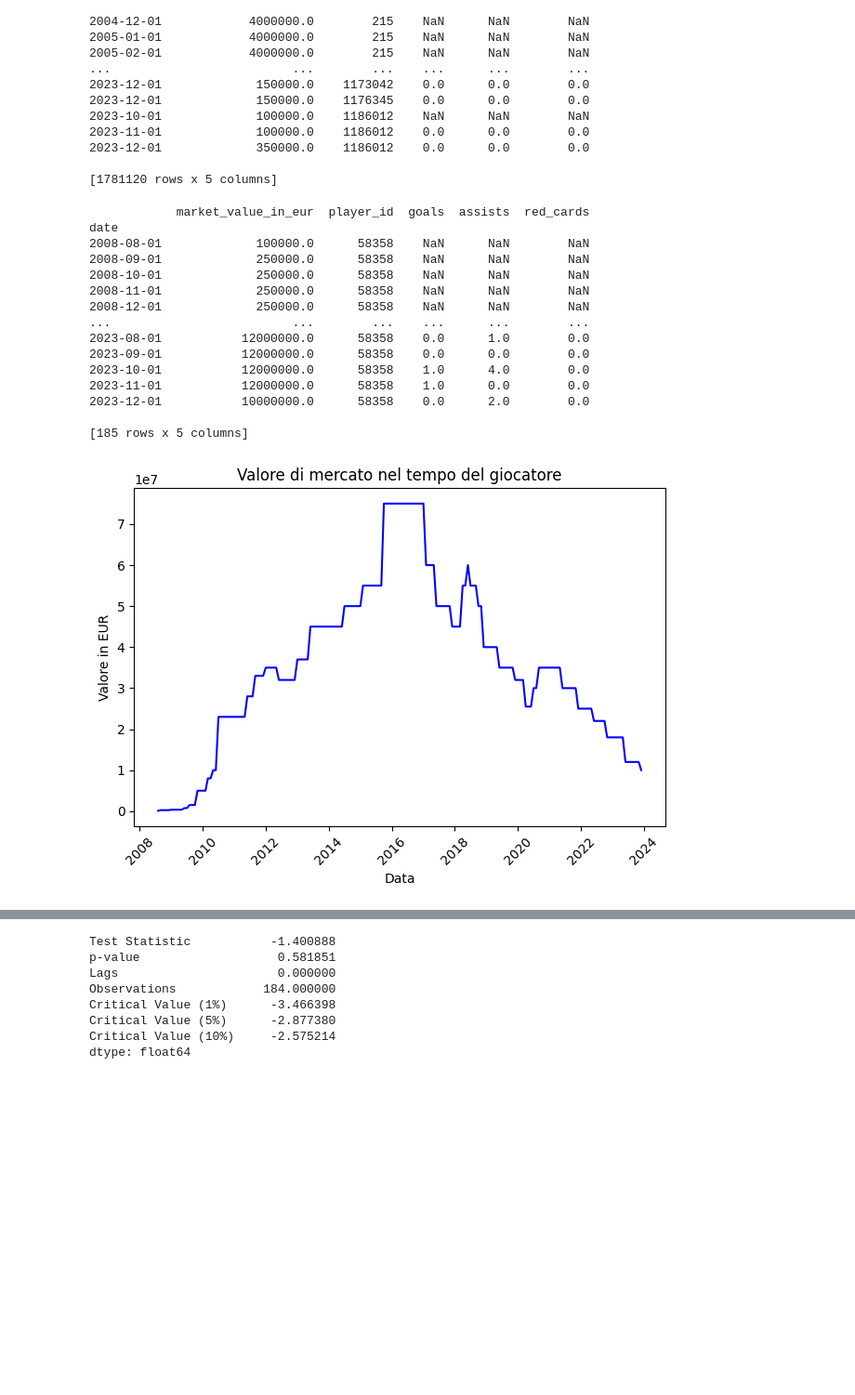
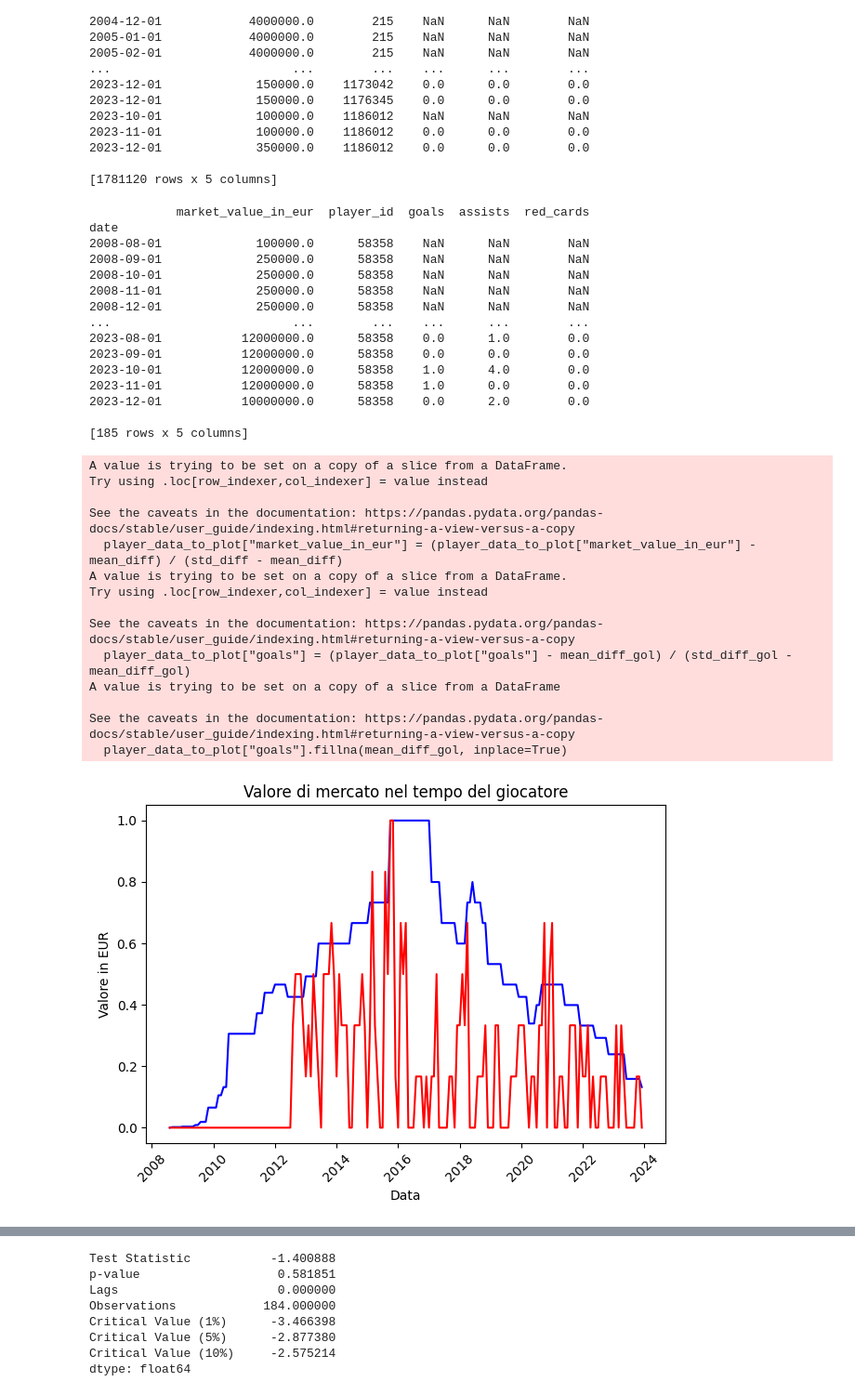
Before and after one commit to MikDR/DataScience-Python, a Jupyter notebook: codice/serie_temp/serie_per_giocatore.ipynb, the cells around one changed output, grey strips where cells are left out. Shown at 93% size. Cells and saved outputs as stored; diff of their text form; code cells hidden in the pictures; blank space fills up the shorter version.

```diff
--- a/codice/serie_temp/serie_per_giocatore.ipynb
+++ b/codice/serie_temp/serie_per_giocatore.ipynb
@@ -191,36 +189,68 @@ player_id_to_plot = 58358  # Cambia questo valore con l'id del giocatore desider
 player_data_to_plot = df_previsione_post_etl[df_previsione_post_etl["player_id"] == player_id_to_plot]
 print(player_data_to_plot)
 
+# Calcola la media e la deviazione standard della colonna "diff"
+mean_diff = player_data_to_plot["market_value_in_eur"].min()
+std_diff = player_data_to_plot["market_value_in_eur"].max()
+
+# Standardizza la colonna "diff"
+player_data_to_plot["market_value_in_eur"] = (player_data_to_plot["market_value_in_eur"] - mean_diff) / (std_diff - mean_diff)
+
+# Calcola la media e la deviazione standard della colonna "diff"
+mean_diff_gol = player_data_to_plot["goals"].min()
+std_diff_gol = player_data_to_plot["goals"].max()
+
+#player_data_to_plot["goals"] = player_data_to_plot["goals"].fillna(mean_diff_gol, inplace=True)
+# Standardizza la colonna "diff"
+player_data_to_plot["goals"] = (player_data_to_plot["goals"] - mean_diff_gol) / (std_diff_gol - mean_diff_gol)
+player_data_to_plot["goals"].fillna(mean_diff_gol, inplace=True)
+
 # Crea il plot mondiale supremo
 plt.plot(player_data_to_plot.index, player_data_to_plot["market_value_in_eur"], linestyle='-', color='b')
+plt.plot(player_data_to_plot.index, player_data_to_plot["goals"], linestyle='-', color='r')
+
 
 # Personalizza il plot
 plt.title(f'Valore di mercato nel tempo del giocatore')
 plt.xlabel('Data')
 plt.ylabel('Valore in EUR')
 plt.xticks(rotation=45)  # Rotazione delle etichette sull'asse x per migliorare la leggibilità
 
 # Mostra il plot
 plt.tight_layout()
 plt.savefig(f"../../images/serie_temp_id_{player_id_to_plot}.png")
 plt.show()
 # %% [output]
             market_value_in_eur  player_id  goals  assists  red_cards
 date
 2008-08-01             100000.0      58358    NaN      NaN        NaN
 2008-09-01             250000.0      58358    NaN      NaN        NaN
 2008-10-01             250000.0      58358    NaN      NaN        NaN
 2008-11-01             250000.0      58358    NaN      NaN        NaN
 2008-12-01             250000.0      58358    NaN      NaN        NaN
 ...                         ...        ...    ...      ...        ...
 2023-08-01           12000000.0      58358    0.0      1.0        0.0
 2023-09-01           12000000.0      58358    0.0      0.0        0.0
 2023-10-01           12000000.0      58358    1.0      4.0        0.0
 2023-11-01           12000000.0      58358    1.0      0.0        0.0
 2023-12-01           10000000.0      58358    0.0      2.0        0.0
 
 [185 rows x 5 columns]
+A value is trying to be set on a copy of a slice from a DataFrame.
+Try using .loc[row_indexer,col_indexer] = value instead
+
+See the caveats in the documentation: https://pandas.pydata.org/pandas-docs/stable/user_guide/indexing.html#returning-a-view-versus-a-copy
+  player_data_to_plot["market_value_in_eur"] = (player_data_to_plot["market_value_in_eur"] - mean_diff) / (std_diff - mean_diff)
+A value is trying to be set on a copy of a slice from a DataFrame.
+Try using .loc[row_indexer,col_indexer] = value instead
+
+See the caveats in the documentation: https://pandas.pydata.org/pandas-docs/stable/user_guide/indexing.html#returning-a-view-versus-a-copy
+  player_data_to_plot["goals"] = (player_data_to_plot["goals"] - mean_diff_gol) / (std_diff_gol - mean_diff_gol)
+A value is trying to be set on a copy of a slice from a DataFrame
+
+See the caveats in the documentation: https://pandas.pydata.org/pandas-docs/stable/user_guide/indexing.html#returning-a-view-versus-a-copy
+  player_data_to_plot["goals"].fillna(mean_diff_gol, inplace=True)
-[figure, old version]
+[figure, new version]
 # %%
 differenced_series = player_data_to_plot
 # Aggiungi colonne con i valori ritardati (lag) al dataframe
```
Also changed, not shown: parts of 14 cells of this notebook.
